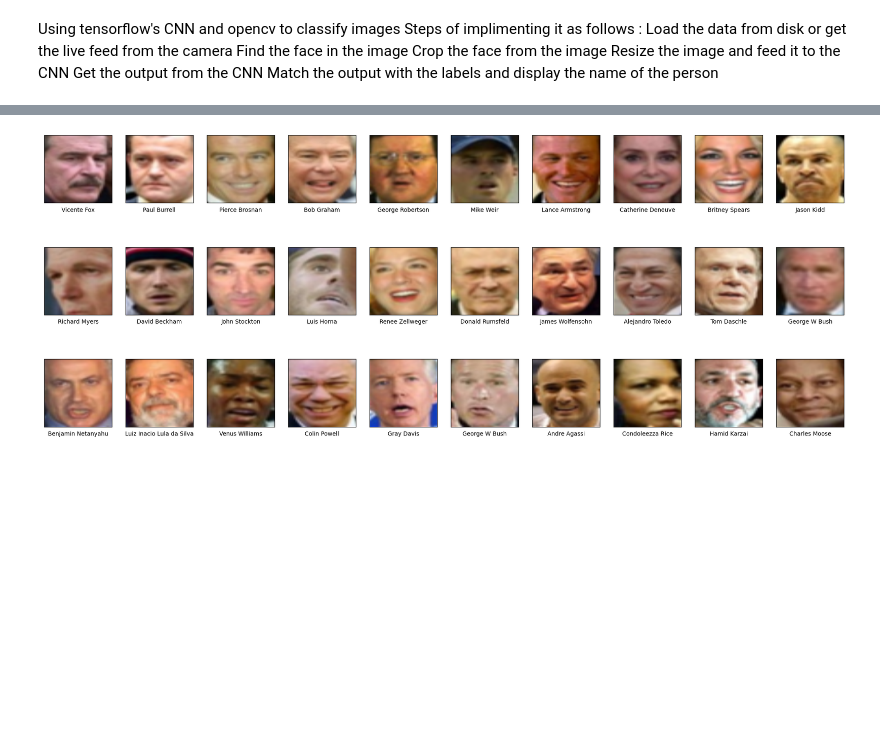
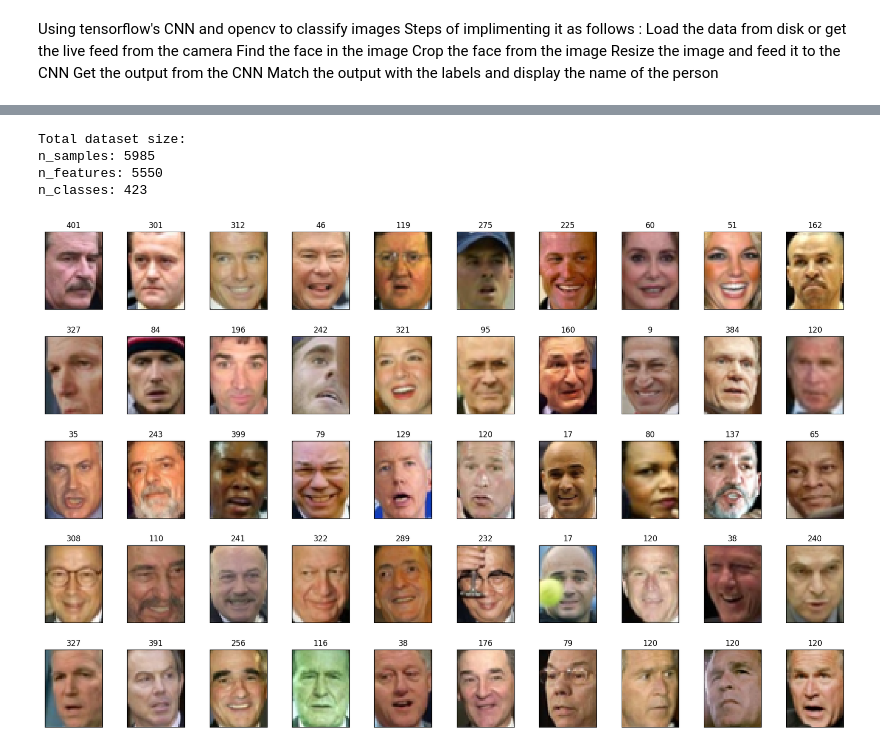
Before and after one commit to Siddhu2502/vigilant-detection, a Jupyter notebook: code/engine.ipynb, the cells around one changed output, grey strips where cells are left out. Cells and saved outputs as stored; diff of their text form; code cells hidden in the pictures; blank space fills up the shorter version.

```diff
--- a/code/engine.ipynb
+++ b/code/engine.ipynb
@@ -62,19 +61,41 @@ imageclassifier = ImageClassifier(path = None)
-# %%
-images = fetch_lfw_people(min_faces_per_person=5, resize=0.4,color=True, data_home='/home/siddharth/vscode/other_projects/vigilant-detection/datafiles')
-
-# resize the images to 64x64
-images.images = np.array([cv2.resize(image, (100, 100)) for image in images.images])
-
-# show all the classes
-print(images.target_names)
-
-
-# plot 50 random images from the dataset
-fig, ax = plt.subplots(3, 10)
-for i, axi in enumerate(ax.flat):
-    axi.imshow(images.images[i])
-    fig.set_size_inches(25, 10)
-    axi.set(xticks=[], yticks=[],
-            xlabel=images.target_names[images.target[i]])
-# %% [output]
-[figure, removed]
+# %%
+lfw_people = fetch_lfw_people(min_faces_per_person=5, resize=0.4,data_home='/home/siddharth/vscode/other_projects/vigilant-detection/datafiles', download_if_missing=True, color=True)
+
+# introspect the images arrays to find the shapes (for plotting)
+n_samples, h, w, c = lfw_people.images.shape
+
+# for machine learning we use the 2 data directly (as relative pixel
+# positions info is ignored by this model)
+X = lfw_people.data
+n_features = X.shape[1]
+
+# the label to predict is the id of the person
+y = lfw_people.target
+target_names = lfw_people.target_names
+n_classes = target_names.shape[0]
+
+print("Total dataset size:")
+print("n_samples: %d" % n_samples)
+print("n_features: %d" % n_features)
+print("n_classes: %d" % n_classes)
+
+
+# plot 50 random images from the dataset
+def plot_gallery(images, titles, h, w, n_row=5, n_col=10):
+    plt.figure(figsize=(1.8 * n_col, 2.4 * n_row))
+    plt.subplots_adjust(bottom=0, left=.01, right=.99, top=.90, hspace=.35)
+    for i in range(n_row * n_col):
+        plt.subplot(n_row, n_col, i + 1)
+        plt.imshow(images[i].reshape((h, w, c)), cmap=plt.cm.gray)
+        plt.title(titles[i], size=12)
+        plt.xticks(())
+        plt.yticks(())
+    plt.show()
+
+plot_gallery(X, y, h, w)
+# %% [output]
+Total dataset size:
+n_samples: 5985
+n_features: 5550
+n_classes: 423
+[figure, added]
```
Also changed, not shown: parts of 2 cells of this notebook, 1 other file.
